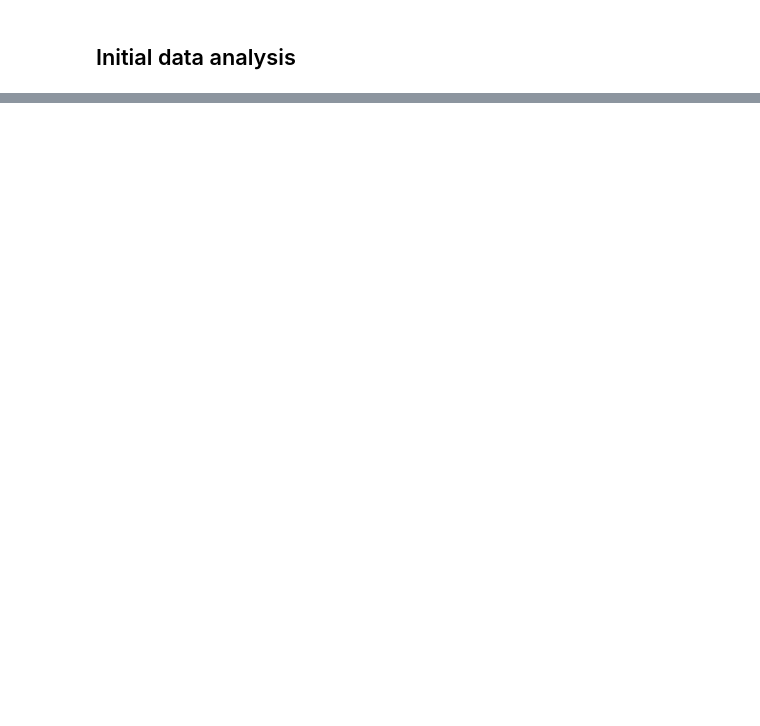
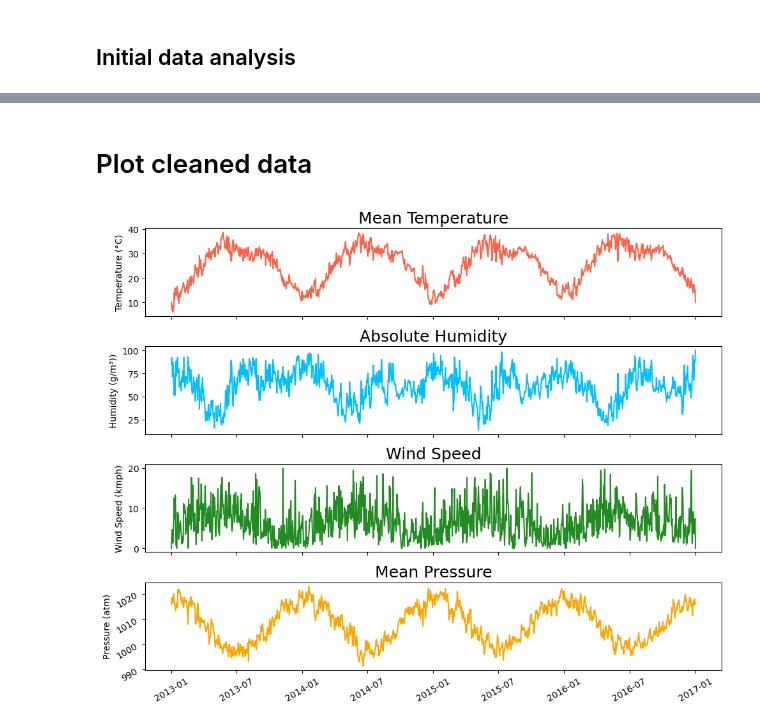
Before and after one commit to Jookare/ADAML-project2, a Jupyter notebook: initial_analysis.ipynb, the cells around one changed output, grey strips where cells are left out. Cells and saved outputs as stored; diff of their text form; code cells hidden in the pictures; blank space fills up the shorter version.

```diff
--- a/initial_analysis.ipynb
+++ b/initial_analysis.ipynb
@@ -56,0 +57,23 @@ plt.show()
+# %% [markdown]
+# Plot cleaned data
+# %%
+fig, axes = plt.subplots(4, 1, figsize=(10, 8), sharex=True)  # 4 rows, 1 column
+
+
+for var in df.columns:
+    df, fence_low, fence_high = remove_outliers(df, var)
+
+for idx, var in enumerate(df.columns):
+
+    axes[idx].plot( df[var], color=colors[idx])
+    axes[idx].set_ylabel(ylabels[idx], fontsize=10)
+    axes[idx].set_title(titles[idx], fontsize=18)
+
+# Set x-axis major ticks to show selective dates only
+axes[3].tick_params(rotation=30, labelsize=10)
+
+plt.tight_layout()
+plt.savefig(f"./images/cleaned_data.pdf", format="pdf")
+plt.show()
+# %% [output]
+[figure, added]
```
Also changed, not shown: parts of 4 cells of this notebook, 3 other files.
